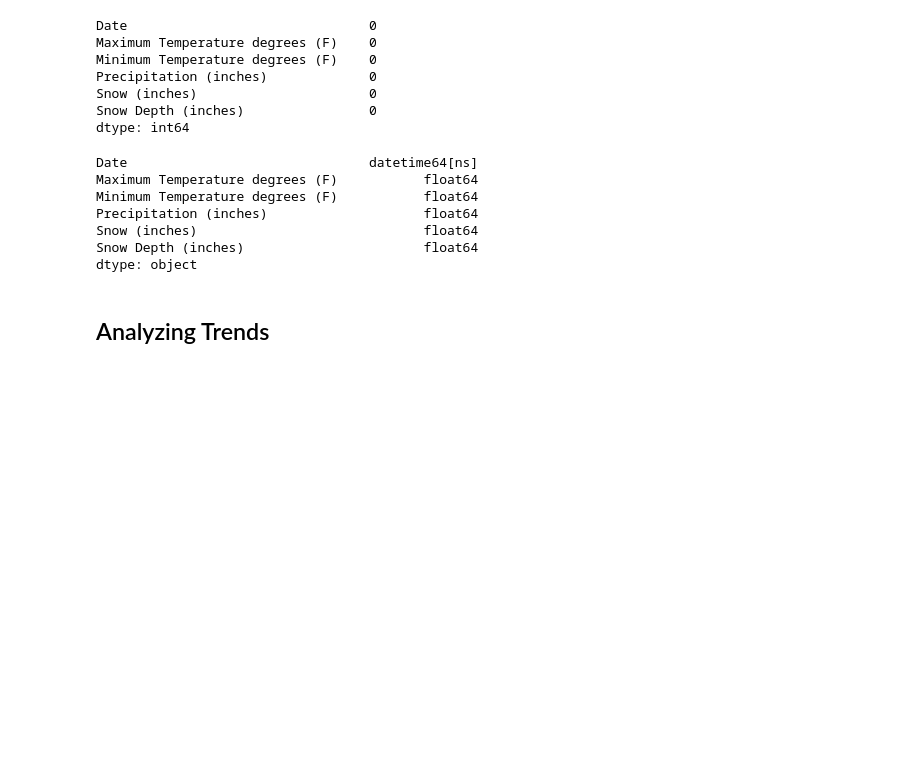
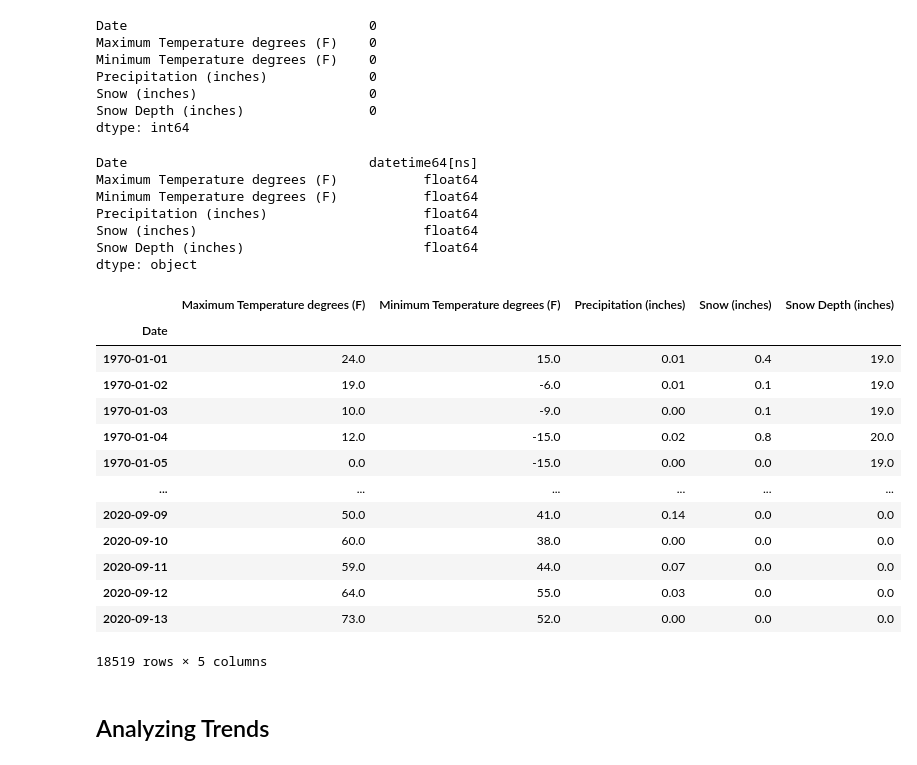
Before and after one commit to dan-edie/Machine-Learning-with-Minneapolis-Weather, a Jupyter notebook: jeremys_visit.ipynb, the cells around one changed output. Drawn from its saved outputs; the diff is of its cells as text; code cells hidden in the pictures; blank space fills up the shorter version.

```diff
--- a/jeremys_visit.ipynb
+++ b/jeremys_visit.ipynb
@@ -99,5 +102,24 @@ Precipitation (inches)                    float64
 Snow (inches)                             float64
 Snow Depth (inches)                       float64
 dtype: object
+# %%
+# Set the index to the timestamp
+weather_df = weather_df.set_index("Date")
+weather_df
+# %% [output]
+|  | Maximum Temperature degrees (F) | Minimum Temperature degrees (F) | Precipitation (inches) | Snow (inches) | Snow Depth (inches) |
+| Date |  |  |  |  |  |
+| 1970-01-01 | 24.0 | 15.0 | 0.01 | 0.4 | 19.0 |
+| 1970-01-02 | 19.0 | -6.0 | 0.01 | 0.1 | 19.0 |
+| 1970-01-03 | 10.0 | -9.0 | 0.00 | 0.1 | 19.0 |
+| 1970-01-04 | 12.0 | -15.0 | 0.02 | 0.8 | 20.0 |
+| 1970-01-05 | 0.0 | -15.0 | 0.00 | 0.0 | 19.0 |
+| ... | ... | ... | ... | ... | ... |
+| 2020-09-09 | 50.0 | 41.0 | 0.14 | 0.0 | 0.0 |
+| 2020-09-10 | 60.0 | 38.0 | 0.00 | 0.0 | 0.0 |
+| 2020-09-11 | 59.0 | 44.0 | 0.07 | 0.0 | 0.0 |
+| 2020-09-12 | 64.0 | 55.0 | 0.03 | 0.0 | 0.0 |
+| 2020-09-13 | 73.0 | 52.0 | 0.00 | 0.0 | 0.0 |
+18519 rows × 5 columns
 # %% [markdown]
 ## Analyzing Trends
```
Also changed, not shown: parts of 8 cells of this notebook.
